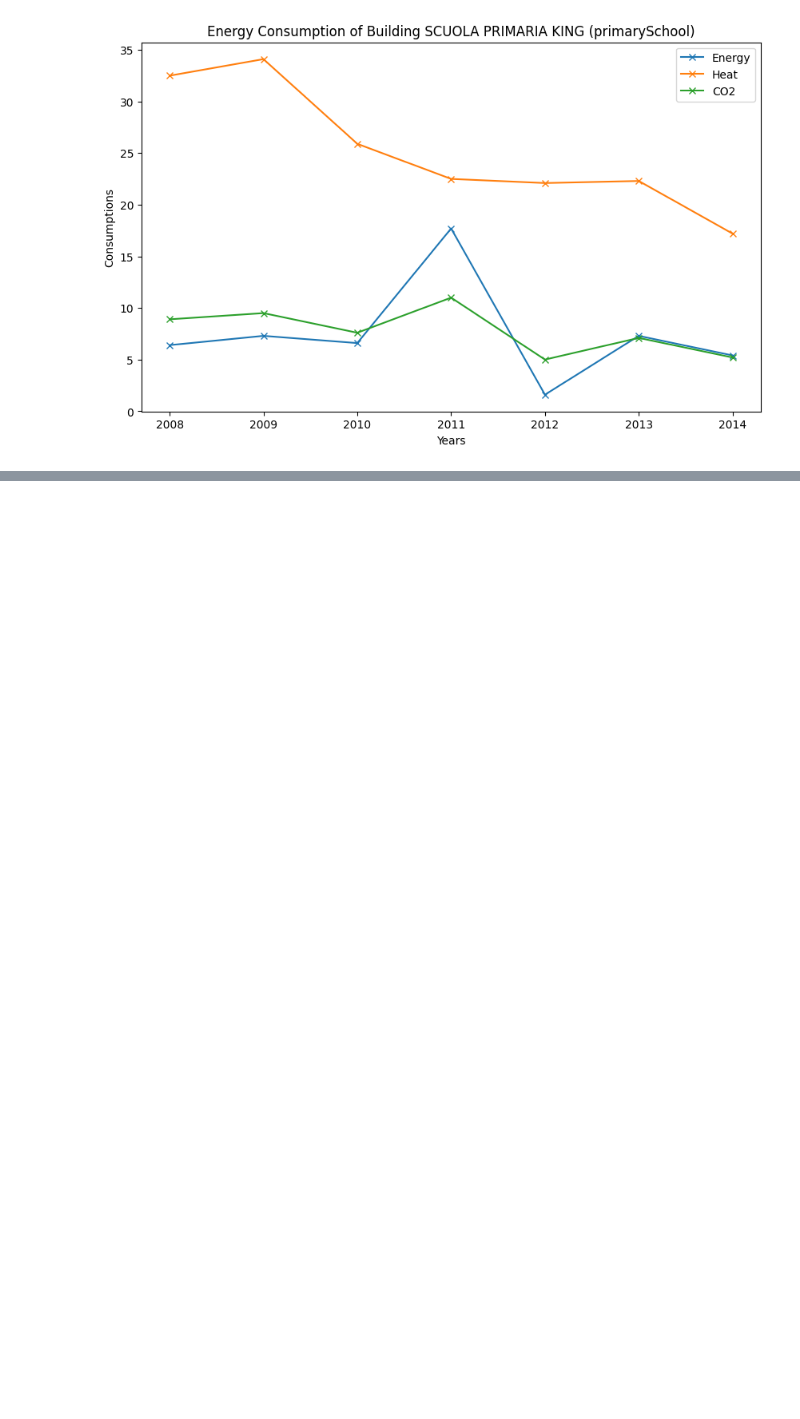
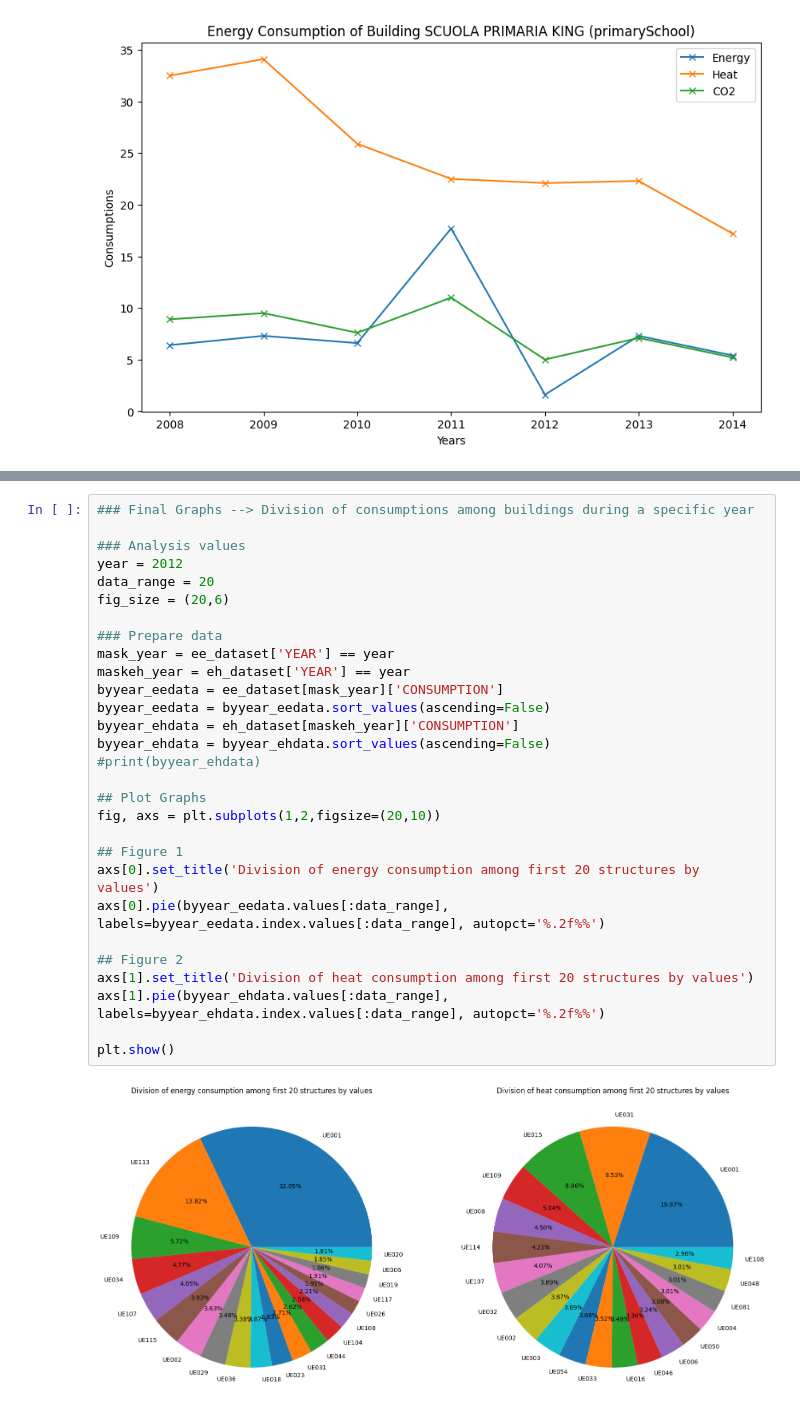
Before and after one commit to matteoForoni/energy-consumption-re, a Jupyter notebook: energy_consumption_re_analysis.ipynb, the cells around one changed output, grey strips where cells are left out. Saved outputs shown, nothing was run; the diff lists cells and outputs as text; blank space fills up the shorter version.

Commit message:
First goal

```diff
--- a/energy_consumption_re_analysis.ipynb
+++ b/energy_consumption_re_analysis.ipynb
@@ -601,0 +613,31 @@ AttributeError: Figure.set() got an unexpected keyword argument 'fig_size'
+# %%
+### Final Graphs --> Division of consumptions among buildings during a specific year
+
+### Analysis values
+year = 2012
+data_range = 20
+fig_size = (20,6)
+
+### Prepare data
+mask_year = ee_dataset['YEAR'] == year
+maskeh_year = eh_dataset['YEAR'] == year
+byyear_eedata = ee_dataset[mask_year]['CONSUMPTION']
+byyear_eedata = byyear_eedata.sort_values(ascending=False)
+byyear_ehdata = eh_dataset[maskeh_year]['CONSUMPTION']
+byyear_ehdata = byyear_ehdata.sort_values(ascending=False)
+#print(byyear_ehdata)
+
+## Plot Graphs
+fig, axs = plt.subplots(1,2,figsize=(20,10))
+
+## Figure 1
+axs[0].set_title('Division of energy consumption among first 20 structures by values')
+axs[0].pie(byyear_eedata.values[:data_range], labels=byyear_eedata.index.values[:data_range], autopct='%.2f%%')
+
+## Figure 2
+axs[1].set_title('Division of heat consumption among first 20 structures by values')
+axs[1].pie(byyear_ehdata.values[:data_range], labels=byyear_ehdata.index.values[:data_range], autopct='%.2f%%')
+
+plt.show()
+# %% [output]
+[figure, added]
```
Also changed, not shown: parts of 7 cells of this notebook.
